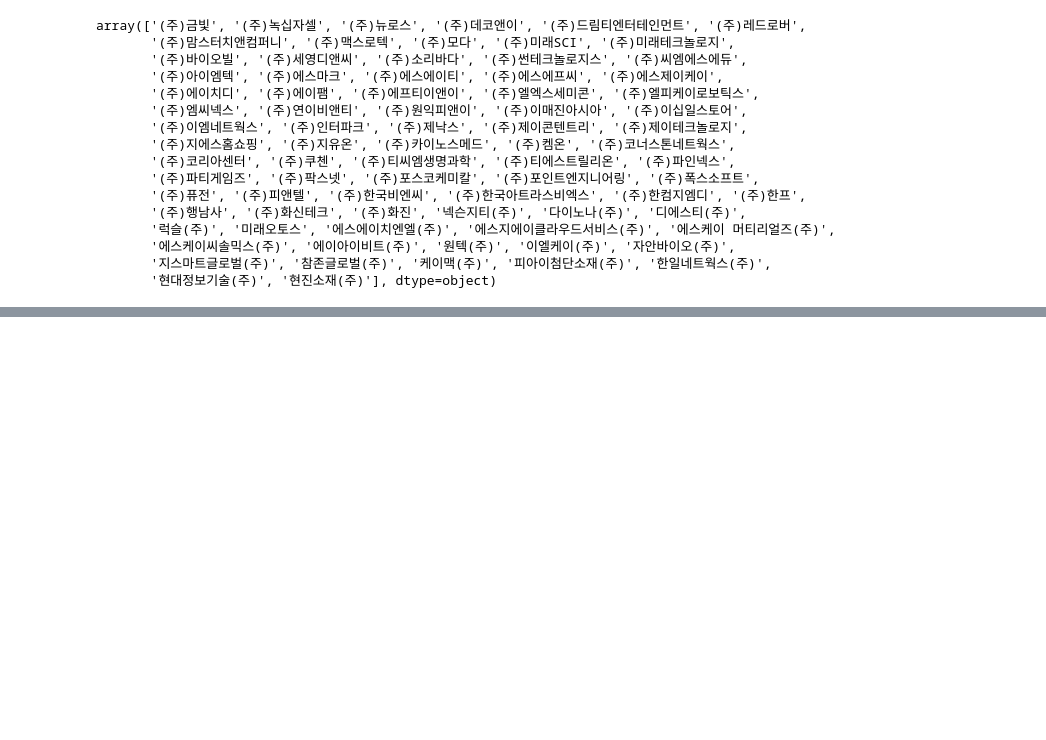
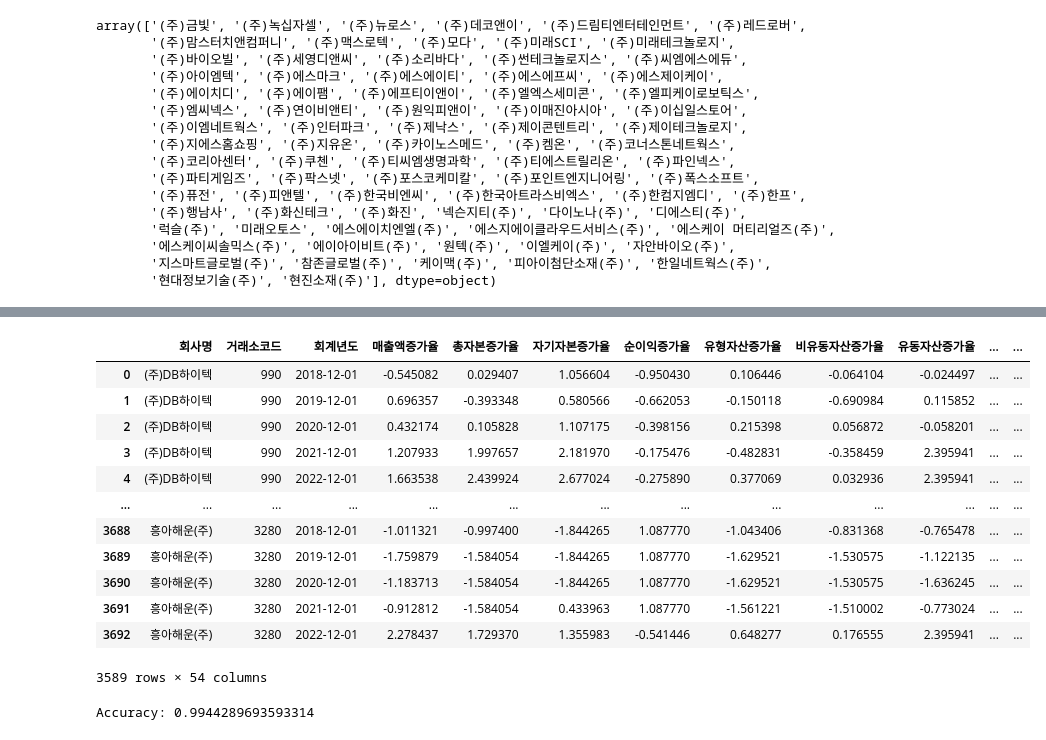
Before and after one commit to BDooHyun/ubion_python_class_01, a Jupyter notebook: 공모전/01_데이터.ipynb, the cells around one changed output, grey strips where cells are left out. Saved outputs shown, nothing was run; the diff lists cells and outputs as text; code cells hidden in the pictures; blank space fills up the shorter version.

```diff
--- a/공모전/01_데이터.ipynb
+++ b/공모전/01_데이터.ipynb
@@ -471,0 +463,52 @@ kosdaq_js = kosdaq.loc[~kosdaq['회사명'].isin(['(주)썬테크놀로지스',
+# %%
+kospi
+# %% [output]
+|  | 회사명 | 거래소코드 | 회계년도 | 매출액증가율 | 총자본증가율 | 자기자본증가율 | 순이익증가율 | 유형자산증가율 | 비유동자산증가율 | 유동자산증가율 | ... | ... |
+| 0 | (주)DB하이텍 | 990 | 2018-12-01 | -0.545082 | 0.029407 | 1.056604 | -0.950430 | 0.106446 | -0.064104 | -0.024497 | ... | ... |
+| 1 | (주)DB하이텍 | 990 | 2019-12-01 | 0.696357 | -0.393348 | 0.580566 | -0.662053 | -0.150118 | -0.690984 | 0.115852 | ... | ... |
+| 2 | (주)DB하이텍 | 990 | 2020-12-01 | 0.432174 | 0.105828 | 1.107175 | -0.398156 | 0.215398 | 0.056872 | -0.058201 | ... | ... |
+| 3 | (주)DB하이텍 | 990 | 2021-12-01 | 1.207933 | 1.997657 | 2.181970 | -0.175476 | -0.482831 | -0.358459 | 2.395941 | ... | ... |
+| 4 | (주)DB하이텍 | 990 | 2022-12-01 | 1.663538 | 2.439924 | 2.677024 | -0.275890 | 0.377069 | 0.032936 | 2.395941 | ... | ... |
+| ... | ... | ... | ... | ... | ... | ... | ... | ... | ... | ... | ... | ... |
+| 3688 | 흥아해운(주) | 3280 | 2018-12-01 | -1.011321 | -0.997400 | -1.844265 | 1.087770 | -1.043406 | -0.831368 | -0.765478 | ... | ... |
+| 3689 | 흥아해운(주) | 3280 | 2019-12-01 | -1.759879 | -1.584054 | -1.844265 | 1.087770 | -1.629521 | -1.530575 | -1.122135 | ... | ... |
+| 3690 | 흥아해운(주) | 3280 | 2020-12-01 | -1.183713 | -1.584054 | -1.844265 | 1.087770 | -1.629521 | -1.530575 | -1.636245 | ... | ... |
+| 3691 | 흥아해운(주) | 3280 | 2021-12-01 | -0.912812 | -1.584054 | 0.433963 | 1.087770 | -1.561221 | -1.510002 | -0.773024 | ... | ... |
+| 3692 | 흥아해운(주) | 3280 | 2022-12-01 | 2.278437 | 1.729370 | 1.355983 | -0.541446 | 0.648277 | 0.176555 | 2.395941 | ... | ... |
+3589 rows × 54 columns
+# %%
+from sklearn.linear_model import Lasso
+from sklearn.model_selection import train_test_split
+from sklearn.metrics import accuracy_score
+
+# 종속 변수와 독립 변수를 준비합니다.
+# X는 독립 변수들로 이루어진 2차원 배열이어야 합니다.
+# y는 종속 변수로 이루어진 1차원 배열이어야 합니다.
+X = kospi[["매출액증가율", "총자본증가율", "자기자본증가율", "순이익증가율", "유형자산증가율", "비유동자산증가율",
+          "유동자산증가율", "재고자산증가율", "유동비율", "당좌비율", "현금비율", "순운전자본비율", "부채비율",
+          "자기자본배율", "비유동비율", "유동자산구성비율", "자기자본구성비율", "매출액총이익률", "매출액순이익률",
+          "총자본사업이익률", "총자본순이익률", "자기자본순이익률", "1주당순이익(원)", "1주당매출액(원)", "총자본회전률",
+          "자기자본회전률", "비유동자산회전률", "재고자산회전률", "매출채권회전률", "매입채무회전률", "매입채무회전기간",
+          "재고자산회전기간", "매출채권회전기간", "1회전기간", "운전가본회전률", "순운전자본회전률", "유형자산회전율",
+          "유동자산회전률", "당좌자산회전률", "부가가치(백만원)", "총자본투자효율", "설비투자효율", "기계투자효율",
+          "부가가치율", "노동소득분배율", "자본분배율", "이윤분배율"]]  # 독립 변수 데이터
+y = kospi["부실여부"] # 종속 변수 데이터
+
+# 데이터를 훈련 세트와 테스트 세트로 분할합니다.
+X_train, X_test, y_train, y_test = train_test_split(X, y, test_size=0.2, random_state=42)
+
+# 라쏘 모델을 생성하고 훈련합니다.
+lasso = Lasso(alpha=0.5)  # alpha 값은 규제의 강도를 나타냅니다.
+lasso.fit(X_train, y_train)
+
+# 테스트 세트로 예측을 수행합니다.
+y_pred = lasso.predict(X_test)
+
+# 분류 모델일 경우, 예측 결과를 이진 형태로 변환합니다.
+y_pred_binary = (y_pred > 0.5).astype(int)
+
+# 분류 정확도를 평가합니다.
+accuracy = accuracy_score(y_test, y_pred_binary)
+print("Accuracy:", accuracy)
+# %% [output]
+Accuracy: 0.9944289693593314
```
Also changed, not shown: parts of 20 cells of this notebook, 1 other file.
